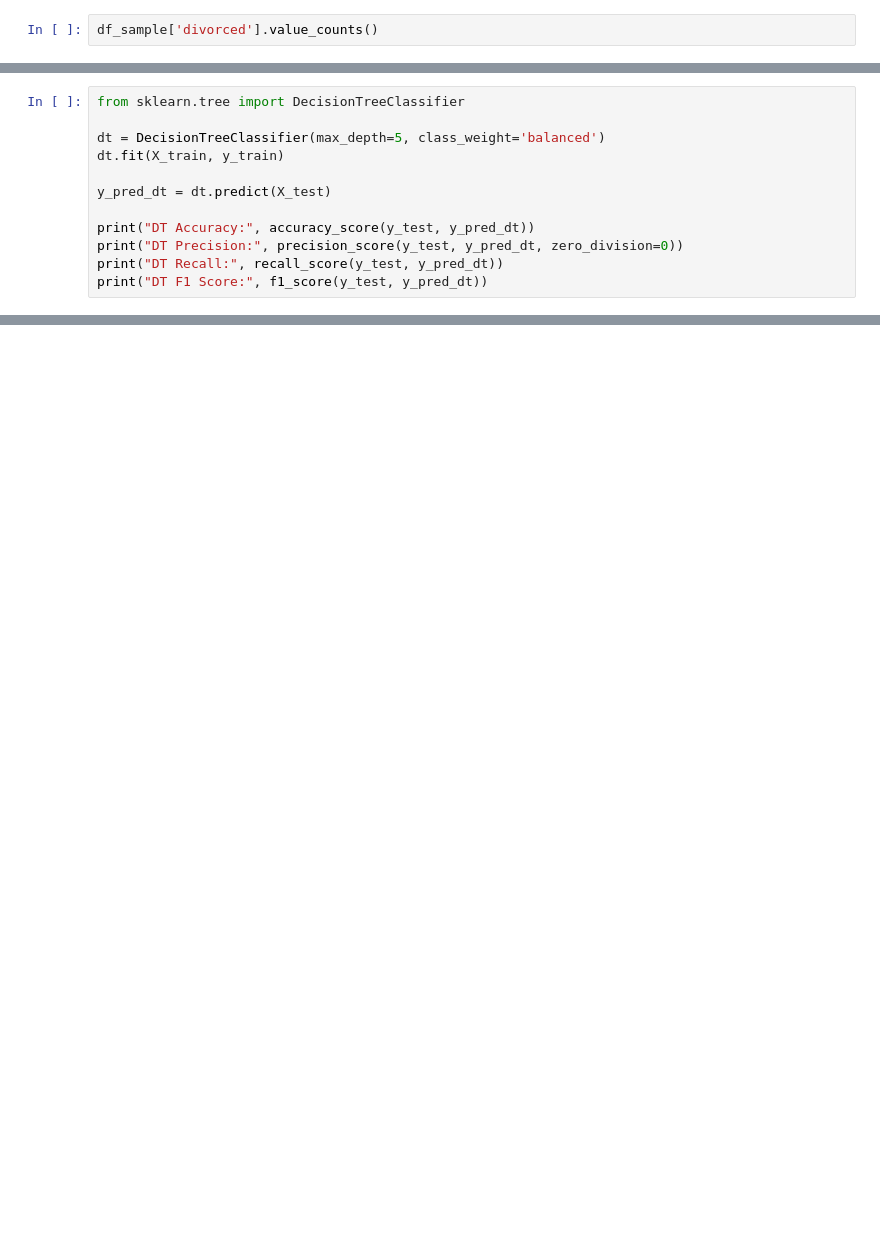
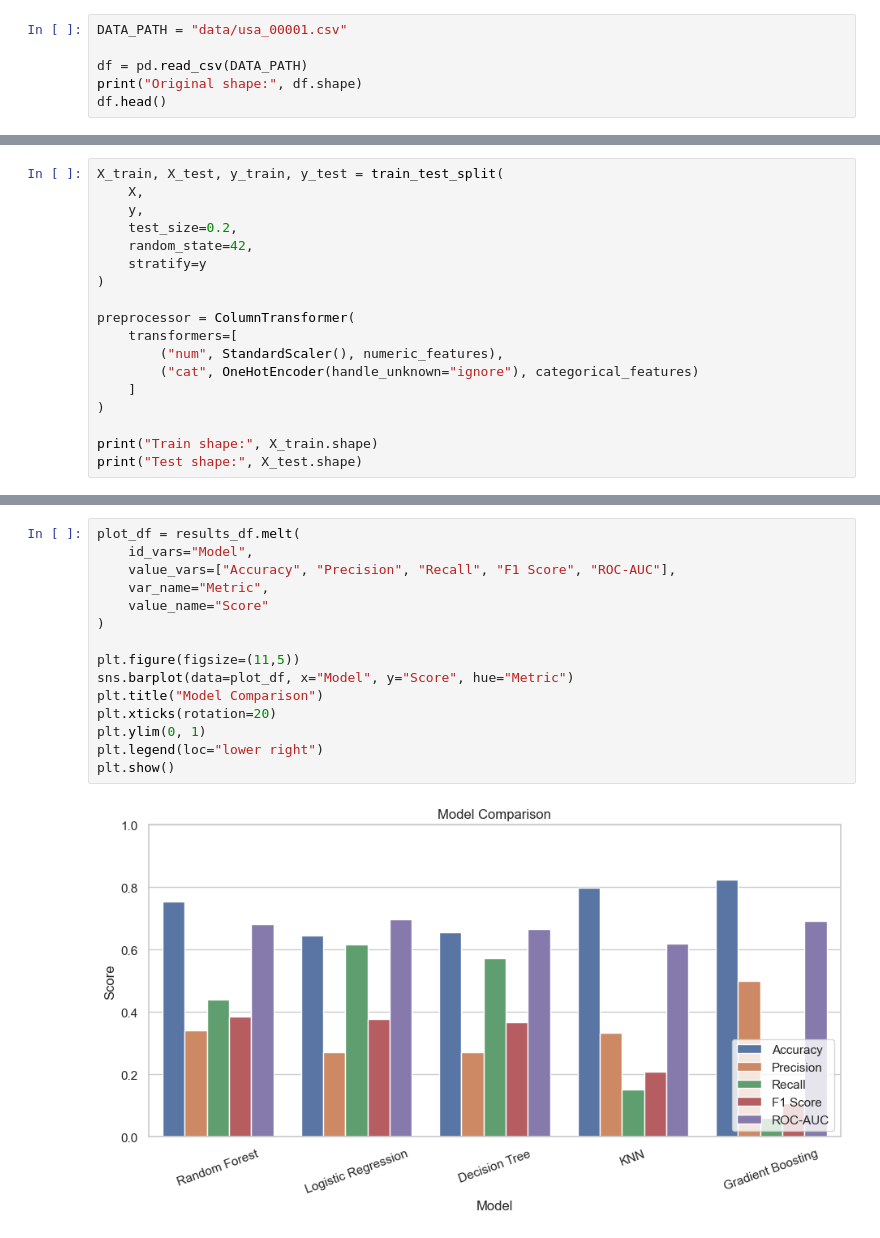
Before and after one commit to melisbozali/dsa210-movie-success-prediction, a Jupyter notebook: ml_analysis.ipynb, the cells around one changed output, grey strips where cells are left out. Cells and saved outputs as stored; diff of their text form; blank space fills up the shorter version.

```diff
--- a/ml_analysis.ipynb
+++ b/ml_analysis.ipynb
@@ -35,3 +37,7 @@ A subset of the dataset is used to reduce computational cost while preserving ov
 # %%
-df_sample['divorced'].value_counts()
+DATA_PATH = "data/usa_00001.csv"
+
+df = pd.read_csv(DATA_PATH)
+print("Original shape:", df.shape)
+df.head()
 # %% [output]
@@ -118,13 +207,19 @@ KNN achieved high accuracy but very low recall. This indicates that it is not ef
 # %%
-from sklearn.tree import DecisionTreeClassifier
+X_train, X_test, y_train, y_test = train_test_split(
+    X,
+    y,
+    test_size=0.2,
+    random_state=42,
+    stratify=y
+)
 
-dt = DecisionTreeClassifier(max_depth=5, class_weight='balanced')
-dt.fit(X_train, y_train)
+preprocessor = ColumnTransformer(
+    transformers=[
+        ("num", StandardScaler(), numeric_features),
+        ("cat", OneHotEncoder(handle_unknown="ignore"), categorical_features)
+    ]
+)
 
-y_pred_dt = dt.predict(X_test)
-
-print("DT Accuracy:", accuracy_score(y_test, y_pred_dt))
-print("DT Precision:", precision_score(y_test, y_pred_dt, zero_division=0))
-print("DT Recall:", recall_score(y_test, y_pred_dt))
-print("DT F1 Score:", f1_score(y_test, y_pred_dt))
+print("Train shape:", X_train.shape)
+print("Test shape:", X_test.shape)
 # %% [output]
@@ -225,0 +314,17 @@ Future work could include hyperparameter tuning and testing more advanced models
+# %%
+plot_df = results_df.melt(
+    id_vars="Model",
+    value_vars=["Accuracy", "Precision", "Recall", "F1 Score", "ROC-AUC"],
+    var_name="Metric",
+    value_name="Score"
+)
+
+plt.figure(figsize=(11,5))
+sns.barplot(data=plot_df, x="Model", y="Score", hue="Metric")
+plt.title("Model Comparison")
+plt.xticks(rotation=20)
+plt.ylim(0, 1)
+plt.legend(loc="lower right")
+plt.show()
+# %% [output]
+[figure, added]
```
Also changed, not shown: parts of 32 cells of this notebook, 1 other file.
